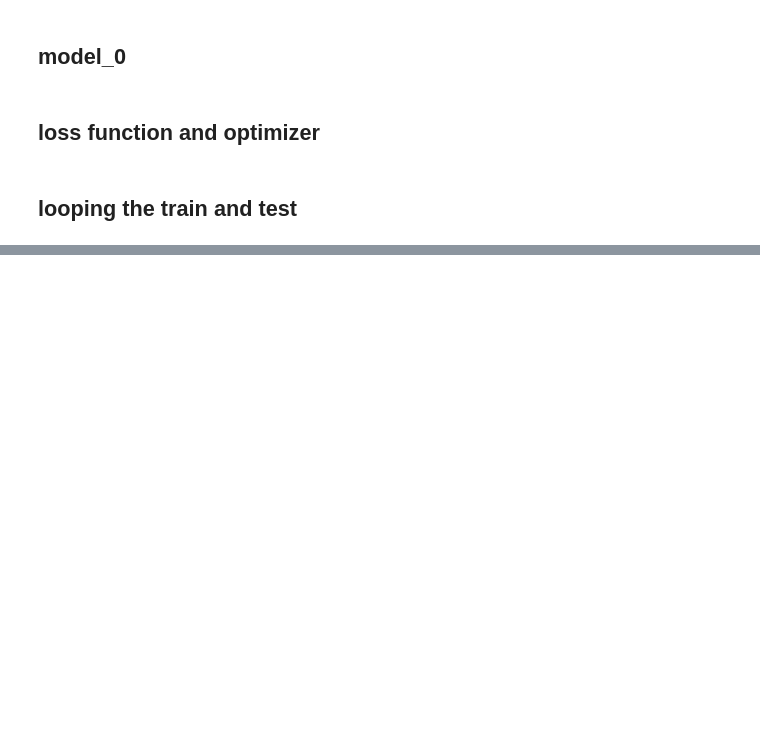
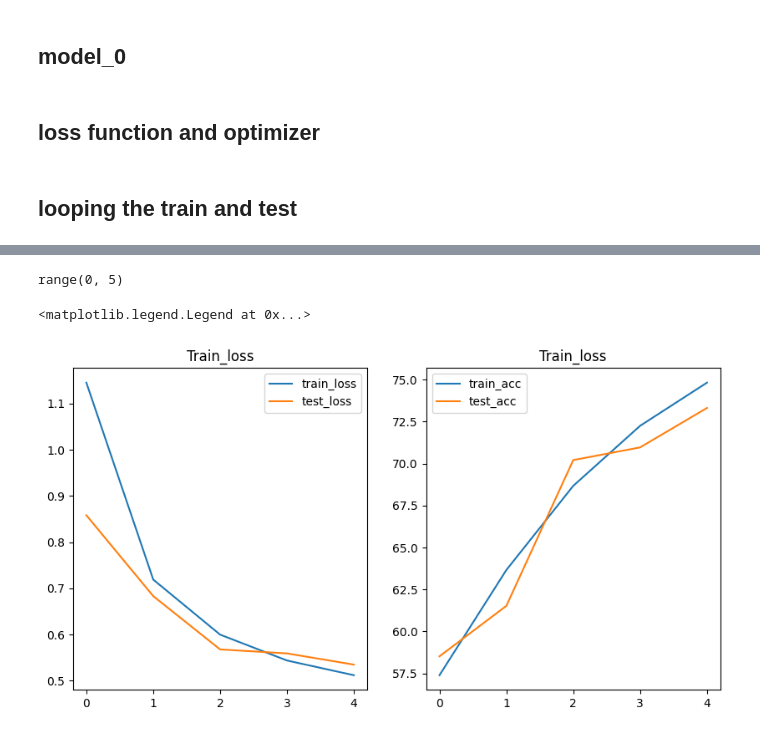
Before and after one commit to NNRahat/PyTorch_projects, a Jupyter notebook: dogs_and_cats.ipynb, the cells around one changed output, grey strips where cells are left out. Saved outputs shown, nothing was run; the diff lists cells and outputs as text; code cells hidden in the pictures; blank space fills up the shorter version.

```diff
--- a/dogs_and_cats.ipynb
+++ b/dogs_and_cats.ipynb
@@ -368,0 +397,22 @@ pred_and_plot_image(model = model_0,
+# %%
+
+import matplotlib.pyplot as plt
+
+epochs = range(len(model_0_pd["train_loss"]))
+print(epochs)
+plt.figure(figsize = (10,5))
+
+plt.subplot(1,2,1)
+plt.plot(epochs, model_0_pd["train_loss"], label="train_loss")
+plt.plot(epochs, model_0_pd["test_loss"], label="test_loss")
+plt.title("Train_loss")
+plt.legend()
+plt.subplot(1,2,2)
+plt.plot(epochs, model_0_pd["train_acc"], label="train_acc")
+plt.plot(epochs, model_0_pd["test_acc"], label="test_acc")
+plt.title("Train_loss")
+plt.legend()
+# %% [output]
+range(0, 5)
+<matplotlib.legend.Legend at 0x...>
+[figure, added]
```
Also changed, not shown: parts of 6 cells of this notebook.
